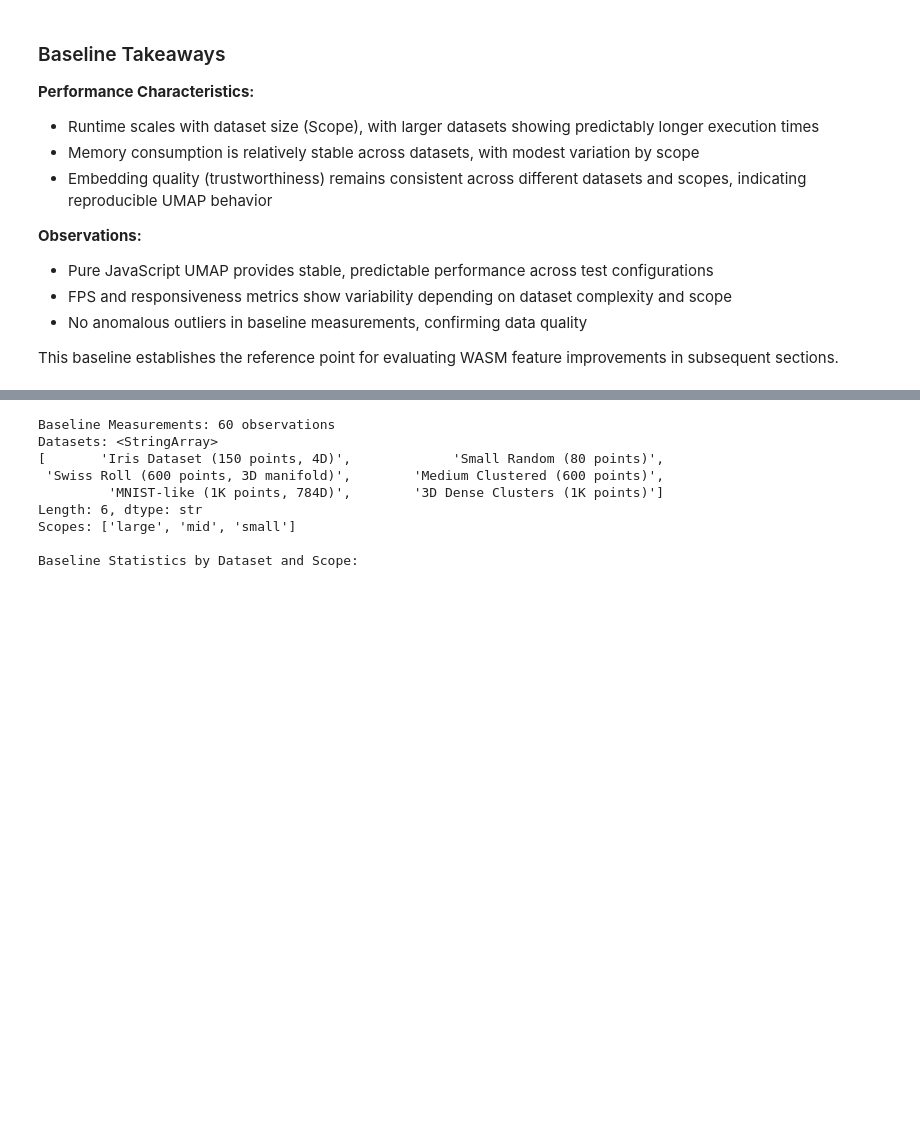
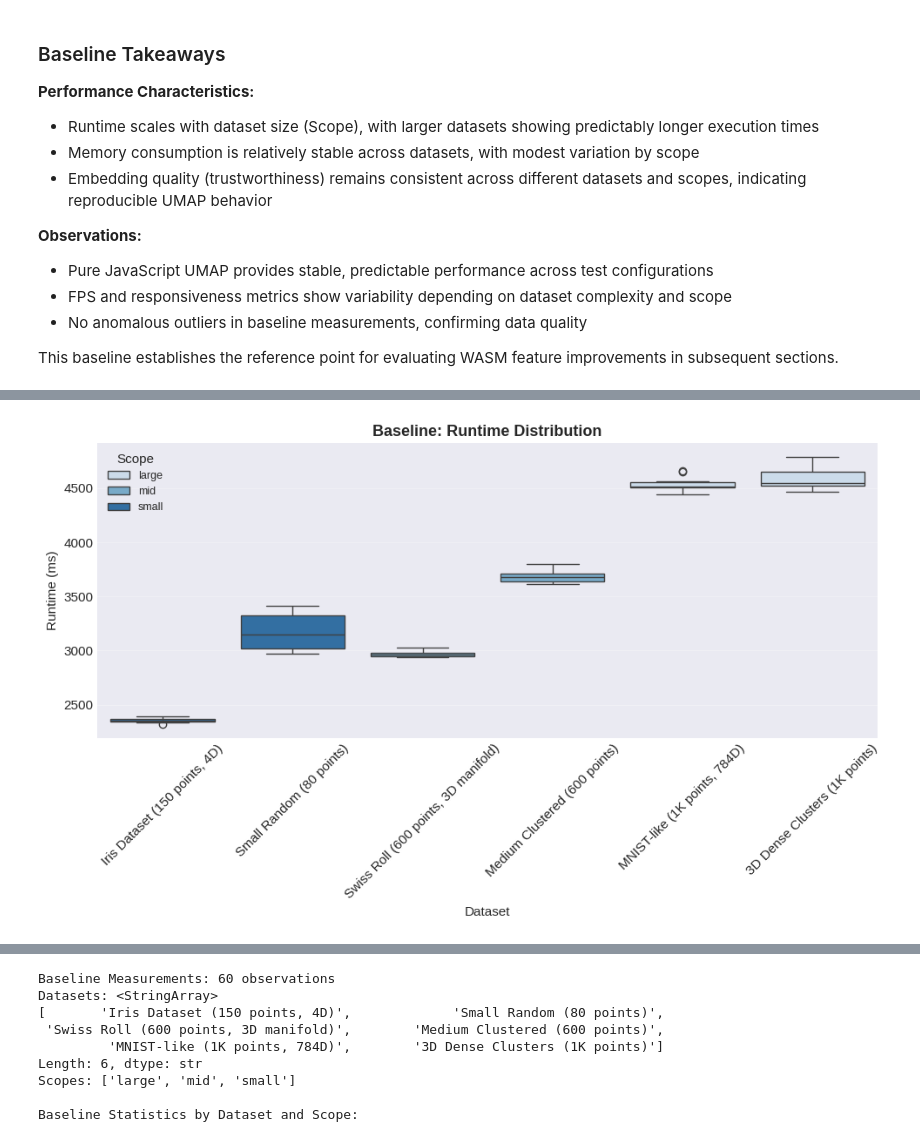
Before and after one commit to elarsaks/umap-bench, a Jupyter notebook: bench/analysis/analysis.ipynb, the cells around one changed output, grey strips where cells are left out. Drawn from its saved outputs; the diff is of its cells as text; code cells hidden in the pictures; blank space fills up the shorter version.

Commit message:
Separate baseline figures.

```diff
--- a/bench/analysis/analysis.ipynb
+++ b/bench/analysis/analysis.ipynb
@@ -304,0 +229,18 @@ print("✓ Baseline distributions visualized")
+# %%
+# Runtime (baseline)
+baseline_df = df_analysis[df_analysis['feature_name'] == baseline_label].copy()
+scope_order = sorted(baseline_df['Scope'].unique())
+plt.figure(figsize=(10, 6))
+sns.boxplot(data=baseline_df, x='dataset_name', y='runtime_ms', hue='Scope',
+            hue_order=scope_order, palette='Blues')
+plt.title('Baseline: Runtime Distribution', fontsize=13, fontweight='bold')
+plt.xlabel('Dataset')
+plt.ylabel('Runtime (ms)')
+plt.xticks(rotation=45)
+plt.legend(title='Scope', fontsize=9)
+plt.grid(axis='y', alpha=0.3)
+plt.tight_layout()
+plt.savefig('../outputs/figures/baseline_runtime.png', bbox_inches='tight', dpi=200)
+plt.show()
+# %% [output]
+[figure, added]
```
Also changed, not shown: parts of 5 cells of this notebook, 5 other files.
